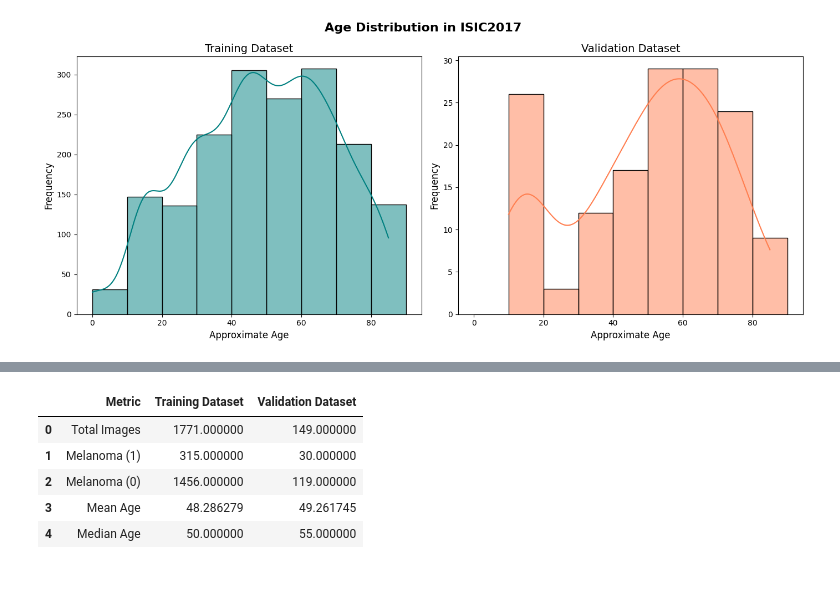
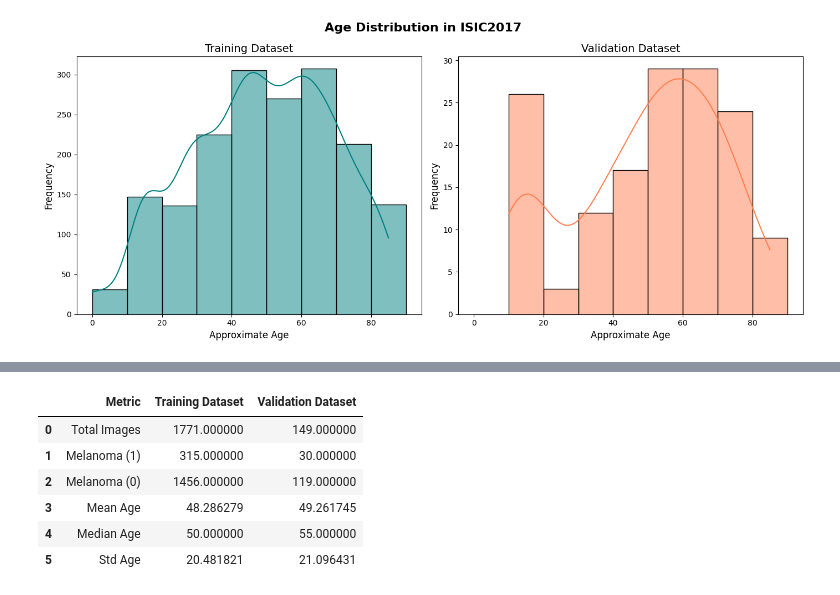
Before and after one commit to SantiagoM99/melanoma-segmentation-and-classification, a Jupyter notebook: notebooks/data_exploration.ipynb, the cells around one changed output, grey strips where cells are left out. Cells and saved outputs as stored; diff of their text form; code cells hidden in the pictures.

Commit message:
Add new metrics for data_exploration

```diff
--- a/notebooks/data_exploration.ipynb
+++ b/notebooks/data_exploration.ipynb
@@ -427,31 +427,35 @@ plot_melanoma_age_distribution_scaled()
 # %%
 
 # Summarize data for LaTeX table
 def summarize_for_latex():
     summary = pd.DataFrame({
-        'Metric': ['Total Images', 'Melanoma (1)', 'Melanoma (0)', 'Mean Age', 'Median Age'],
+        'Metric': ['Total Images', 'Melanoma (1)', 'Melanoma (0)', 'Mean Age', 'Median Age', 'Std Age'],
         'Training Dataset': [
             len(gt_training_merged),
             gt_training_merged['melanoma'].sum(),
             (gt_training_merged['melanoma'] == 0).sum(),
             gt_training_merged['age_approximate'].astype(int).mean(),
-            gt_training_merged['age_approximate'].astype(int).median()
+            gt_training_merged['age_approximate'].astype(int).median(),
+            gt_training_merged['age_approximate'].astype(int).std()
         ],
         'Validation Dataset': [
             len(gt_validation_merged),
             gt_validation_merged['melanoma'].sum(),
             (gt_validation_merged['melanoma'] == 0).sum(),
             gt_validation_merged['age_approximate'].astype(int).mean(),
-            gt_validation_merged['age_approximate'].astype(int).median()
+            gt_validation_merged['age_approximate'].astype(int).median(),
+            gt_validation_merged['age_approximate'].astype(int).std()
         ]
     })
     return summary
 
+
 summarize_for_latex()
 # %% [output]
 |  | Metric | Training Dataset | Validation Dataset |
 | 0 | Total Images | 1771.000000 | 149.000000 |
 | 1 | Melanoma (1) | 315.000000 | 30.000000 |
 | 2 | Melanoma (0) | 1456.000000 | 119.000000 |
 | 3 | Mean Age | 48.286279 | 49.261745 |
 | 4 | Median Age | 50.000000 | 55.000000 |
+| 5 | Std Age | 20.481821 | 21.096431 |
```
Also changed, not shown: parts of 2 cells of this notebook.
